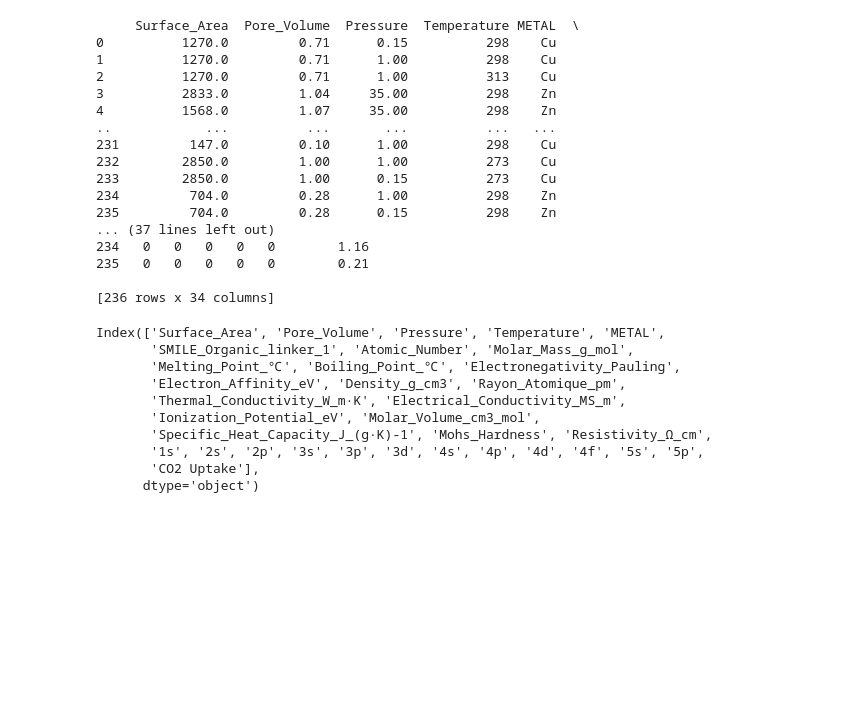
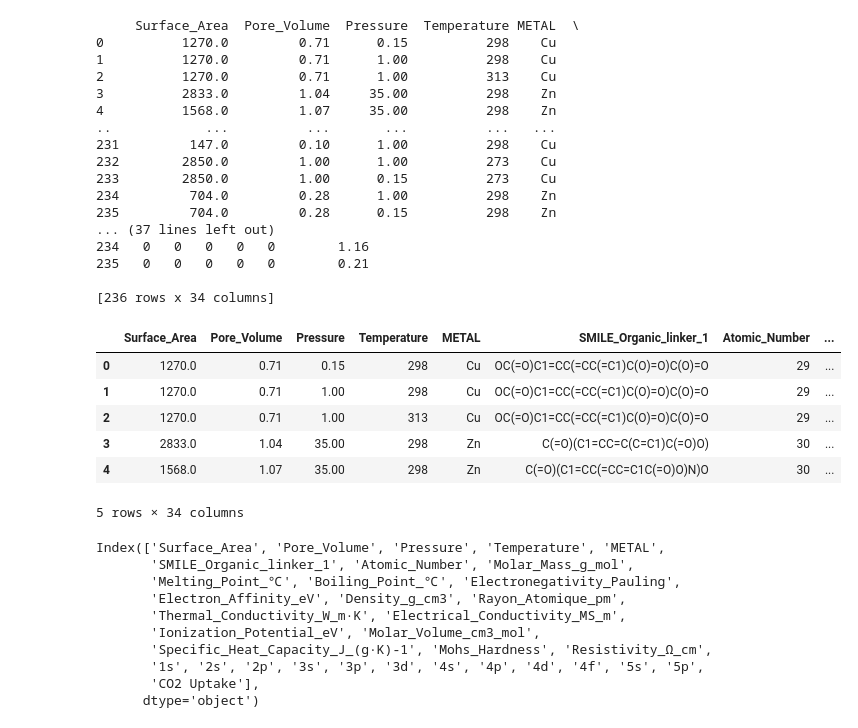
Before and after one commit to huliyao1115/Hello-world, a Jupyter notebook: Final Project.ipynb, the cells around one changed output. Saved outputs shown, nothing was run; the diff lists cells and outputs as text; code cells hidden in the pictures; blank space fills up the shorter version.

```diff
--- a/Final Project.ipynb
+++ b/Final Project.ipynb
@@ -23,6 +23,16 @@ print(df)
 235   0   0   0   0   0        0.21
 
 [236 rows x 34 columns]
+# %%
+df.head(5)
+# %% [output]
+|  | Surface_Area | Pore_Volume | Pressure | Temperature | METAL | SMILE_Organic_linker_1 | Atomic_Number | ... |
+| 0 | 1270.0 | 0.71 | 0.15 | 298 | Cu | OC(=O)C1=CC(=CC(=C1)C(O)=O)C(O)=O | 29 | ... |
+| 1 | 1270.0 | 0.71 | 1.00 | 298 | Cu | OC(=O)C1=CC(=CC(=C1)C(O)=O)C(O)=O | 29 | ... |
+| 2 | 1270.0 | 0.71 | 1.00 | 313 | Cu | OC(=O)C1=CC(=CC(=C1)C(O)=O)C(O)=O | 29 | ... |
+| 3 | 2833.0 | 1.04 | 35.00 | 298 | Zn | C(=O)(C1=CC=C(C=C1)C(=O)O) | 30 | ... |
+| 4 | 1568.0 | 1.07 | 35.00 | 298 | Zn | C(=O)(C1=CC(=CC=C1C(=O)O)N)O | 30 | ... |
+5 rows × 34 columns
 # %%
 df.columns
 # %% [output]
```
